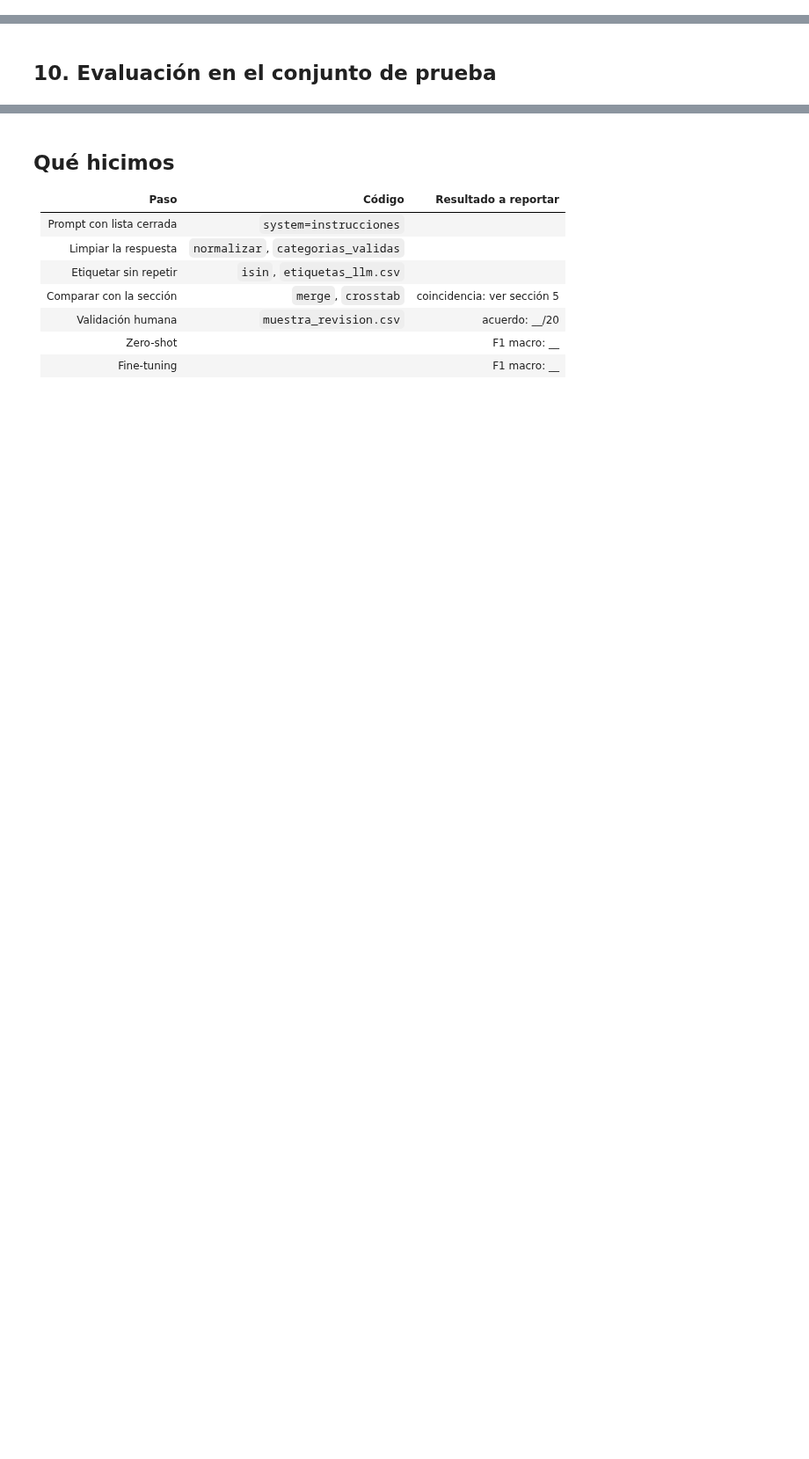
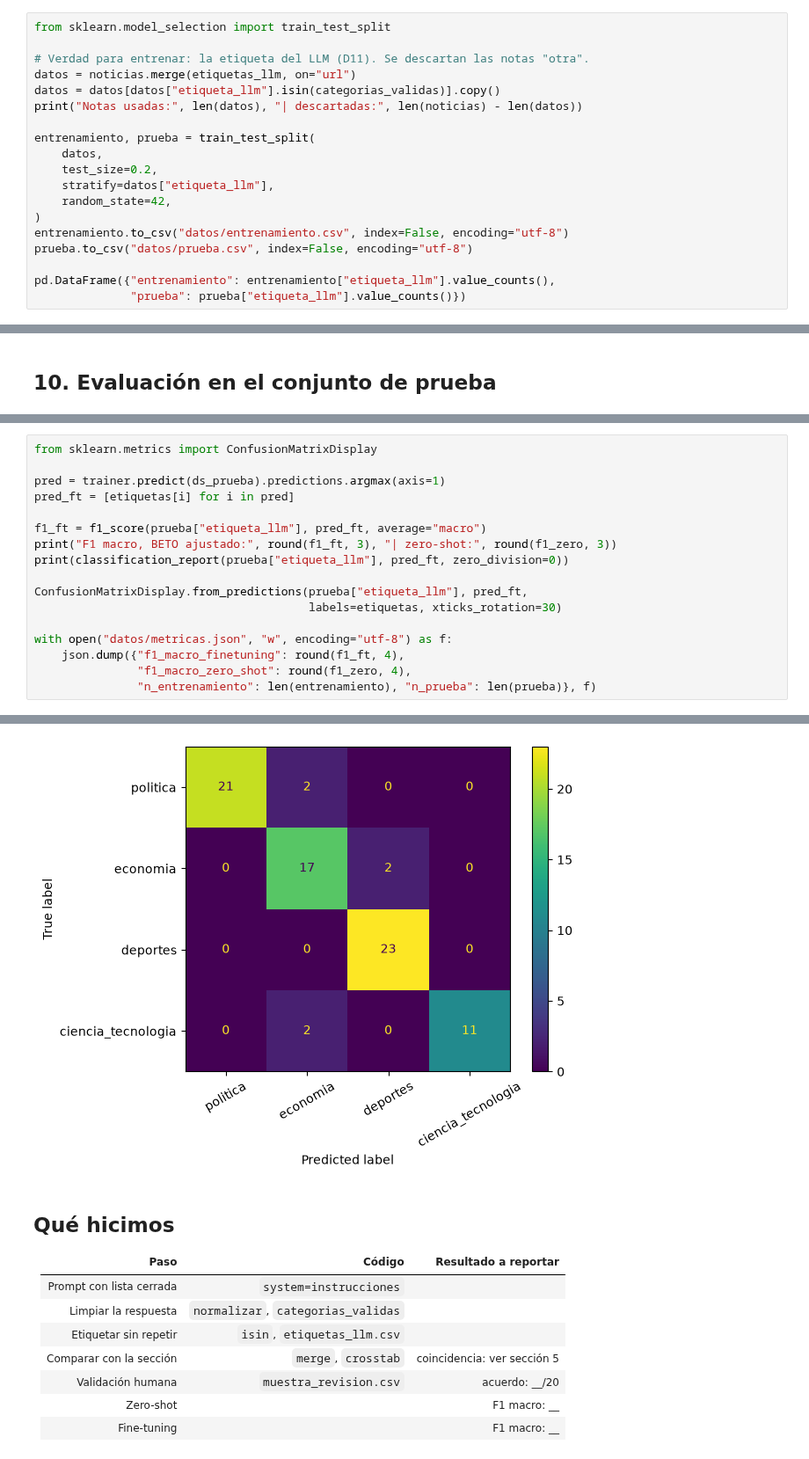
Before and after one commit to d2cml-ai/Data-Science-Python, a Jupyter notebook: tarea_1/02_clasificacion.ipynb, the cells around one changed output, grey strips where cells are left out. Shown at 88% size. Cells and saved outputs as stored; diff of their text form; blank space fills up the shorter version.

Commit message:
Etapa 3: split, zero-shot y fine-tuning de BETO (F1 macro 0.920 vs 0.609)
Co-Authored-By: Claude Sonnet 5.5 <noreply@anthropic.com>

```diff
--- a/tarea_1/02_clasificacion.ipynb
+++ b/tarea_1/02_clasificacion.ipynb
@@ -250,0 +249,19 @@ Acuerdo LLM-humano: 20 de 20
+# %%
+from sklearn.model_selection import train_test_split
+
+# Verdad para entrenar: la etiqueta del LLM (D11). Se descartan las notas "otra".
+datos = noticias.merge(etiquetas_llm, on="url")
+datos = datos[datos["etiqueta_llm"].isin(categorias_validas)].copy()
+print("Notas usadas:", len(datos), "| descartadas:", len(noticias) - len(datos))
+
+entrenamiento, prueba = train_test_split(
+    datos,
+    test_size=0.2,
+    stratify=datos["etiqueta_llm"],
+    random_state=42,
+)
+entrenamiento.to_csv("datos/entrenamiento.csv", index=False, encoding="utf-8")
+prueba.to_csv("datos/prueba.csv", index=False, encoding="utf-8")
+
+pd.DataFrame({"entrenamiento": entrenamiento["etiqueta_llm"].value_counts(),
+              "prueba": prueba["etiqueta_llm"].value_counts()})
@@ -265,0 +394,18 @@ Sin entrenar nada: ¿cuánto acierta un modelo que nunca vio nuestros datos? Es
+# %%
+from sklearn.metrics import ConfusionMatrixDisplay
+
+pred = trainer.predict(ds_prueba).predictions.argmax(axis=1)
+pred_ft = [etiquetas[i] for i in pred]
+
+f1_ft = f1_score(prueba["etiqueta_llm"], pred_ft, average="macro")
+print("F1 macro, BETO ajustado:", round(f1_ft, 3), "| zero-shot:", round(f1_zero, 3))
+print(classification_report(prueba["etiqueta_llm"], pred_ft, zero_division=0))
+
+ConfusionMatrixDisplay.from_predictions(prueba["etiqueta_llm"], pred_ft,
+                                        labels=etiquetas, xticks_rotation=30)
+
+with open("datos/metricas.json", "w", encoding="utf-8") as f:
+    json.dump({"f1_macro_finetuning": round(f1_ft, 4),
+               "f1_macro_zero_shot": round(f1_zero, 4),
+               "n_entrenamiento": len(entrenamiento), "n_prueba": len(prueba)}, f)
+# %% [output]
@@ -266,3 +424,4 @@ Sin entrenar nada: ¿cuánto acierta un modelo que nunca vio nuestros datos? Es
+[figure, added]
 # %% [markdown]
 ## Qué hicimos
 
```
Also changed, not shown: parts of 15 cells of this notebook, 7 other files.
